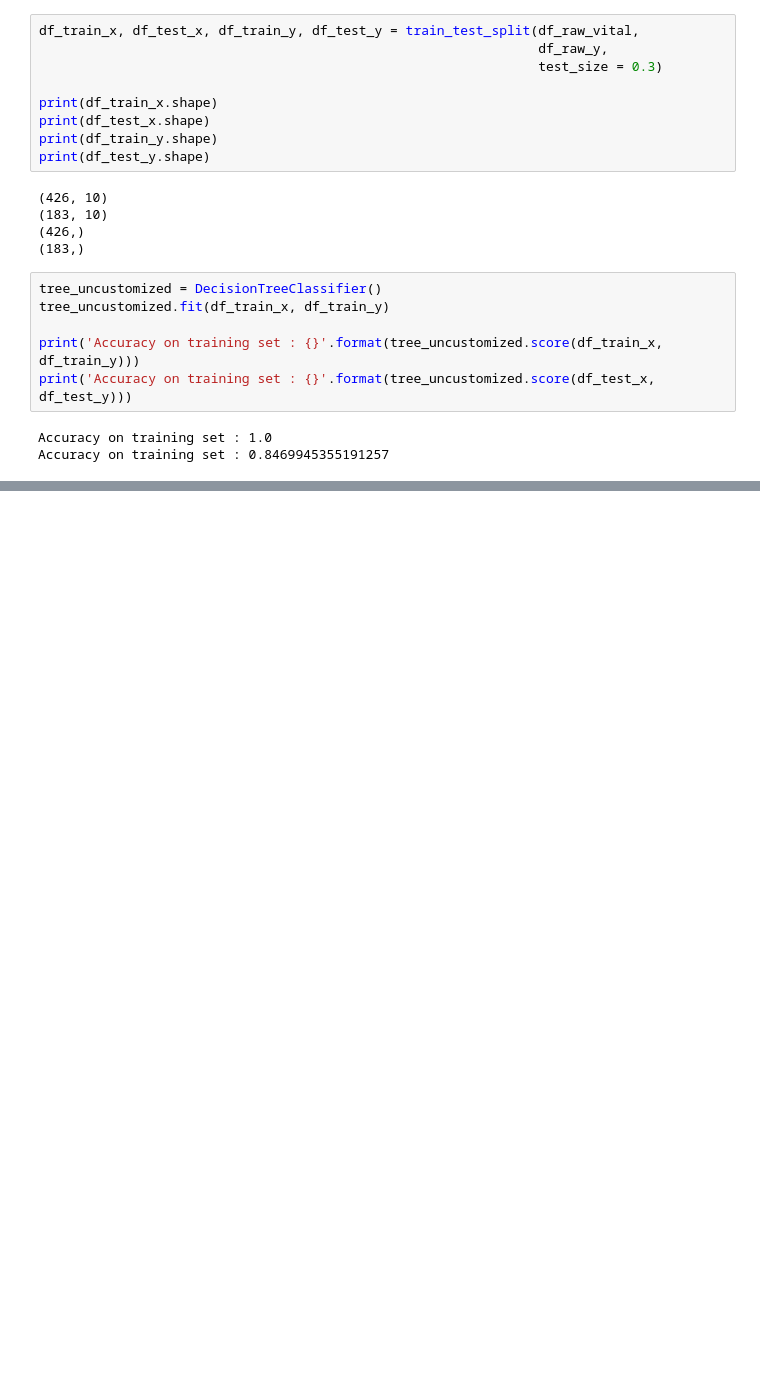
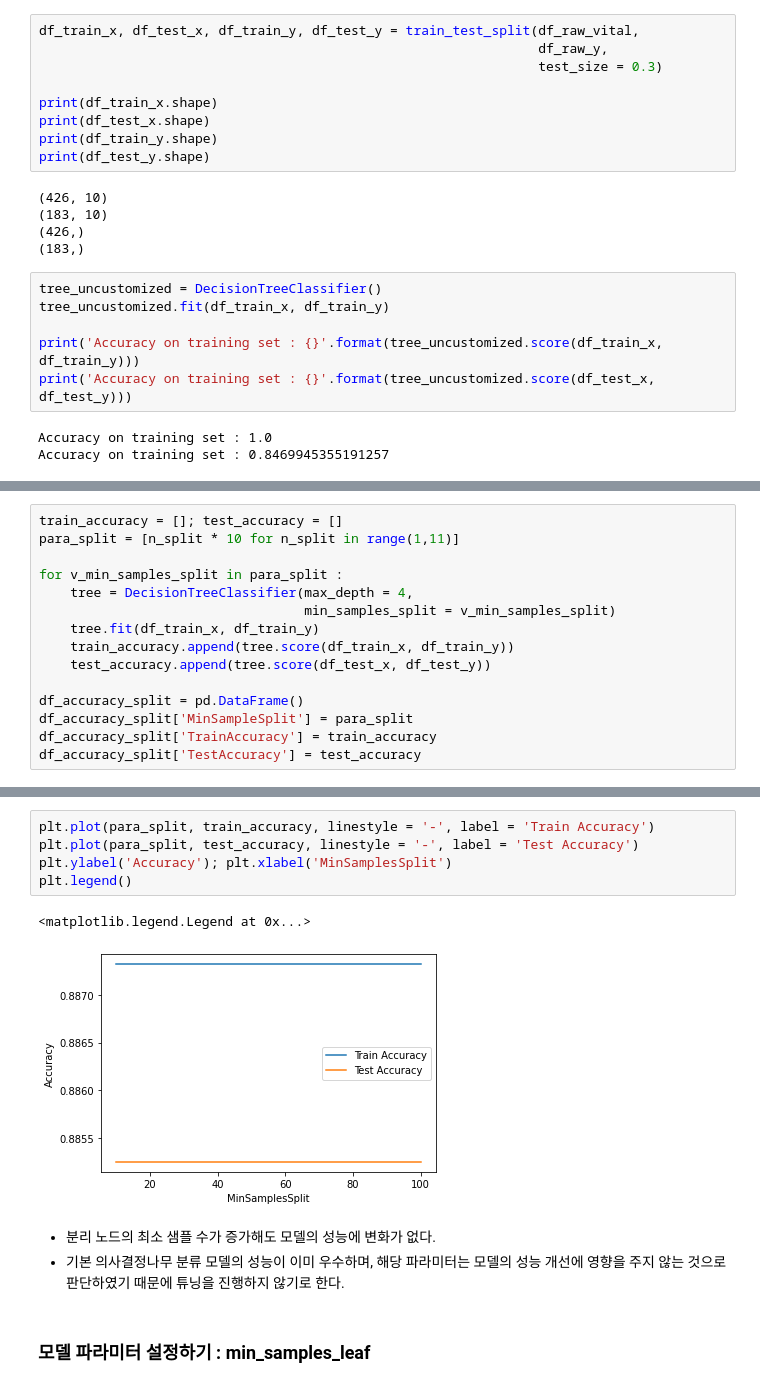
Before and after one commit to mjiii25/posco-academy, a Jupyter notebook: Big-Data/Assignment-2/C1성민지_종합실습-2.ipynb, the cells around one changed output, grey strips where cells are left out. Saved outputs shown, nothing was run; the diff lists cells and outputs as text; blank space fills up the shorter version.

```diff
--- a/Big-Data/Assignment-2/C1성민지_종합실습-2.ipynb
+++ b/Big-Data/Assignment-2/C1성민지_종합실습-2.ipynb
@@ -455,0 +501,15 @@ Accuracy on training set : 0.8469945355191257
+# %%
+train_accuracy = []; test_accuracy = []
+para_split = [n_split * 10 for n_split in range(1,11)]
+
+for v_min_samples_split in para_split :
+    tree = DecisionTreeClassifier(max_depth = 4,
+                                  min_samples_split = v_min_samples_split)
+    tree.fit(df_train_x, df_train_y)
+    train_accuracy.append(tree.score(df_train_x, df_train_y))
+    test_accuracy.append(tree.score(df_test_x, df_test_y))
+
+df_accuracy_split = pd.DataFrame()
+df_accuracy_split['MinSampleSplit'] = para_split
+df_accuracy_split['TrainAccuracy'] = train_accuracy
+df_accuracy_split['TestAccuracy'] = test_accuracy
@@ -455,0 +530,13 @@ Accuracy on training set : 0.8469945355191257
+# %%
+plt.plot(para_split, train_accuracy, linestyle = '-', label = 'Train Accuracy')
+plt.plot(para_split, test_accuracy, linestyle = '-', label = 'Test Accuracy')
+plt.ylabel('Accuracy'); plt.xlabel('MinSamplesSplit')
+plt.legend()
+# %% [output]
+<matplotlib.legend.Legend at 0x...>
+[figure, added]
+# %% [markdown]
+- 분리 노드의 최소 샘플 수가 증가해도 모델의 성능에 변화가 없다.
+- 기본 의사결정나무 분류 모델의 성능이 이미 우수하며, 해당 파라미터는 모델의 성능 개선에 영향을 주지 않는 것으로 판단하였기 때문에 튜닝을 진행하지 않기로 한다.
+# %% [markdown]
+### **모델 파라미터 설정하기 : min_samples_leaf**
```
Also changed, not shown: parts of 21 cells of this notebook.
